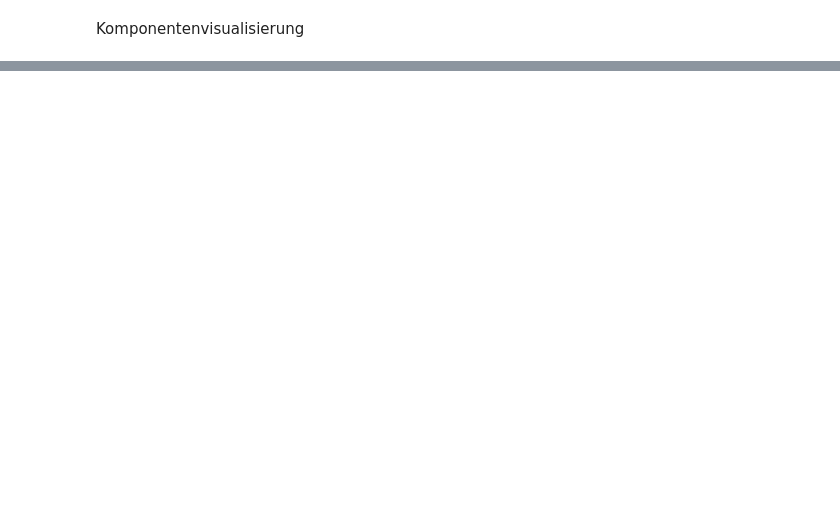
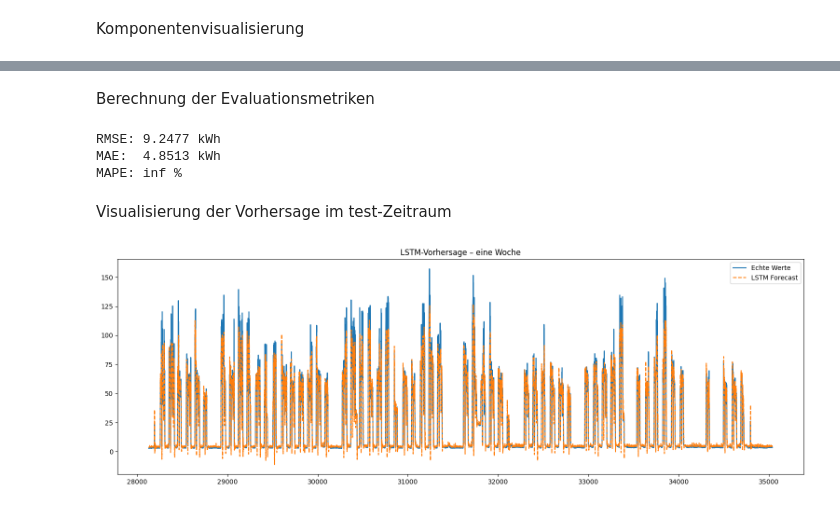
Before and after one commit to derlole/InDuStIaLfOrEcAsTiNgWELOVEIT, a Jupyter notebook: src/start.ipynb, the cells around one changed output, grey strips where cells are left out. Drawn from its saved outputs; the diff is of its cells as text; code cells hidden in the pictures; blank space fills up the shorter version.

```diff
--- a/src/start.ipynb
+++ b/src/start.ipynb
@@ -788,0 +836,12 @@ model.plot_components(forecast)
+# %%
+model = Sequential([
+    LSTM(50, activation='tanh', input_shape=(WINDOW_SIZE, 1)),
+    Dense(1)
+])
+
+model.compile(
+    optimizer='adam',
+    loss='mse'
+)
+
+model.summary()
@@ -788,0 +862,16 @@ model.plot_components(forecast)
+# %%
+early_stop = EarlyStopping(
+    monitor='val_loss',
+    patience=5,
+    restore_best_weights=True
+)
+
+history = model.fit(
+    X_train,
+    y_train,
+    validation_split=0.1,
+    epochs=30,
+    batch_size=64,
+    callbacks=[early_stop],
+    verbose=1
+)
@@ -788,0 +898,5 @@ model.plot_components(forecast)
+# %%
+y_pred_scaled = model.predict(X_test)
+
+y_pred = scaler.inverse_transform(y_pred_scaled)
+y_test_inv = scaler.inverse_transform(y_test)
@@ -788,0 +905,29 @@ model.plot_components(forecast)
+# %% [markdown]
+Berechnung der Evaluationsmetriken
+# %%
+rmse = np.sqrt(mean_squared_error(y_test_inv, y_pred))
+mae  = mean_absolute_error(y_test_inv, y_pred)
+mape = np.mean(np.abs((y_test_inv - y_pred) / y_test_inv)) * 100
+
+print(f"RMSE: {rmse:.4f} kWh")
+print(f"MAE:  {mae:.4f} kWh")
+print(f"MAPE: {mape:.2f} %")
+# %% [output]
+RMSE: 9.2477 kWh
+MAE:  4.8513 kWh
+MAPE: inf %
+# %% [markdown]
+Visualisierung der Vorhersage im test-Zeitraum
+# %%
+WEEK_STEPS = 7 * 24 * 4
+
+dates_test = test.index[WINDOW_SIZE:]
+
+plt.figure(figsize=(19,6))
+plt.plot(dates_test, y_test_inv, label='Echte Werte')
+plt.plot(dates_test, y_pred, label='LSTM Forecast', linestyle='--')
+plt.title('LSTM-Vorhersage – eine Woche')
+plt.legend()
+plt.show()
+# %% [output]
+[figure, added]
```
Also changed, not shown: parts of 24 cells of this notebook, 3 other files.
